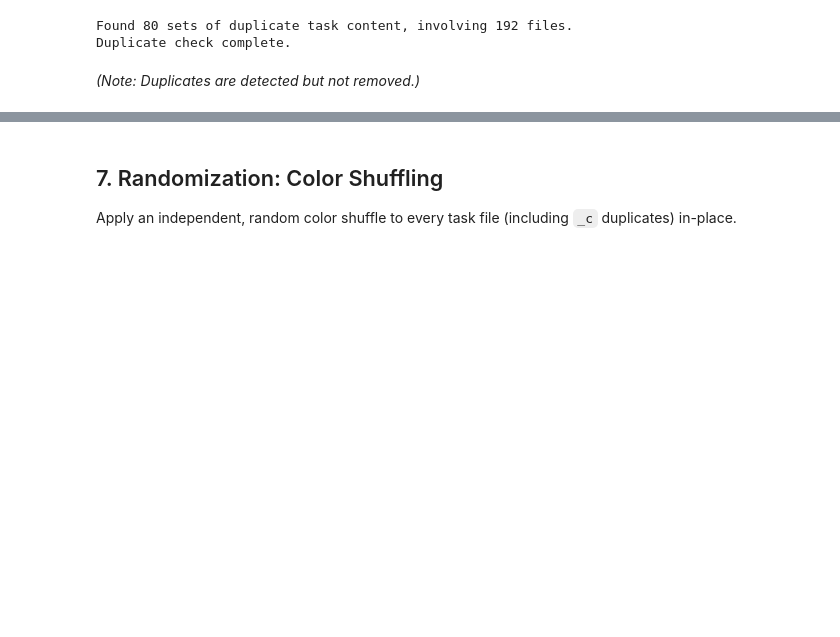
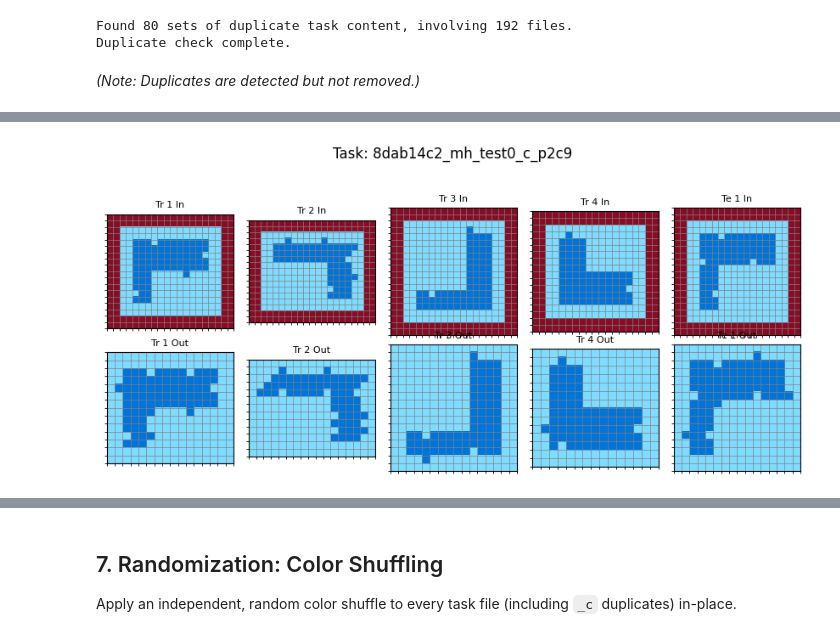
Before and after one commit to Lukhausen/Lepus, a Jupyter notebook: experimental/lukas/preprocessing/data_auguentation.ipynb, the cells around one changed output, grey strips where cells are left out. Drawn from its saved outputs; the diff is of its cells as text; code cells hidden in the pictures; blank space fills up the shorter version.

```diff
--- a/experimental/lukas/preprocessing/data_auguentation.ipynb
+++ b/experimental/lukas/preprocessing/data_auguentation.ipynb
@@ -689,0 +610,93 @@ Found 120 variants.
+# %%
+def pad_grid(grid, width, color):
+    """Adds padding of a specific width and color around a grid."""
+    # Assumes grid is valid list of lists and width > 0
+    arr = np.array(grid, dtype=int)
+    padded_arr = np.pad(arr, pad_width=width, mode='constant', constant_values=color)
+    return padded_arr.tolist()
+
+input_padding_probability = 0.5
+output_padding_probability = 0.5
+
+print(f"Applying conditional padding to tasks in '{output_dir.name}'...")
+
+all_task_files = sorted(output_dir.glob("*.json"))
+padded_files_created = 0
+for task_path in tqdm(all_task_files, desc="Padding tasks"):
+    task_id_base = task_path.stem
+    if re.search(r'_p\d+c\d+$', task_id_base):
+        continue
+
+    # Decide whether to pad input, and if so, pick width/color
+    pad_input_decision = random.random() < input_padding_probability
+    if pad_input_decision:
+        pad_width_in = random.randint(1, 2)
+        pad_color_in = random.randint(0, 9)
+
+    # Decide whether to pad output, and if so, pick width/color
+    pad_output_decision = random.random() < output_padding_probability
+    if pad_output_decision:
+        pad_width_out = random.randint(1, 2)
+        pad_color_out = random.randint(0, 9)
+
+    # If we don't pad either input or output, skip
+    if not pad_input_decision and not pad_output_decision:
+        continue
+
+    with open(task_path, 'r') as f:
+        task_data = json.load(f)
+
+    padded_data = {'train': [], 'test': []}
+    for pair in task_data.get('train', []):
+        input_grid = pair.get('input')
+        output_grid = pair.get('output')
+
+        if pad_input_decision and input_grid:
+            padded_input = pad_grid(input_grid, pad_width_in, pad_color_in)
+        else:
+            padded_input = input_grid
+
+        if pad_output_decision and output_grid:
+            padded_output = pad_grid(output_grid, pad_width_out, pad_color_out)
+        else:
+            padded_output = output_grid
+
+        padded_data['train'].append({'input': padded_input, 'output': padded_output})
+
+    for pair in task_data.get('test', []):
+        input_grid = pair.get('input')
+        if pad_input_decision and input_grid:
+            padded_input = pad_grid(input_grid, pad_width_in, pad_color_in)
+        else:
+            padded_input = input_grid
+
+        padded_pair = {'input': padded_input}
+        if 'output' in pair:
+            output_grid = pair.get('output')
+            if pad_output_decision and output_grid:
+                padded_pair['output'] = pad_grid(output_grid, pad_width_out, pad_color_out)
+            else:
+                padded_pair['output'] = output_grid
+        padded_data['test'].append(padded_pair)
+
+    pad_filename = f"{task_id_base}"
+    if pad_input_decision:
+        pad_filename += f"_p{pad_width_in}c{pad_color_in}"
+    if pad_output_decision:
+        pad_filename += f"_p{pad_width_out}c{pad_color_out}"
+    pad_filename += ".json"
+
+    pad_filepath = output_dir / pad_filename
+    with open(pad_filepath, 'w') as f_out:
+        json.dump(padded_data, f_out)
+    padded_files_created += 1
+
+print(f"\nConditional Padding complete. Created {padded_files_created} new padded files.")
+print(f"Total files in '{output_dir.name}': {count_json_files(output_dir)}")
+
+# Visualize variants after padding
+visualize_task_variants(example_vis_id, output_dir)
+
+# Visualize side-by-side comparison after padding
+plot_first_train_example_variants(example_vis_id, output_dir)
+# %% [output]
@@ -689,0 +712 @@ Found 120 variants.
+[figure, added]
```
Also changed, not shown: parts of 11 cells of this notebook, 15 other files.
